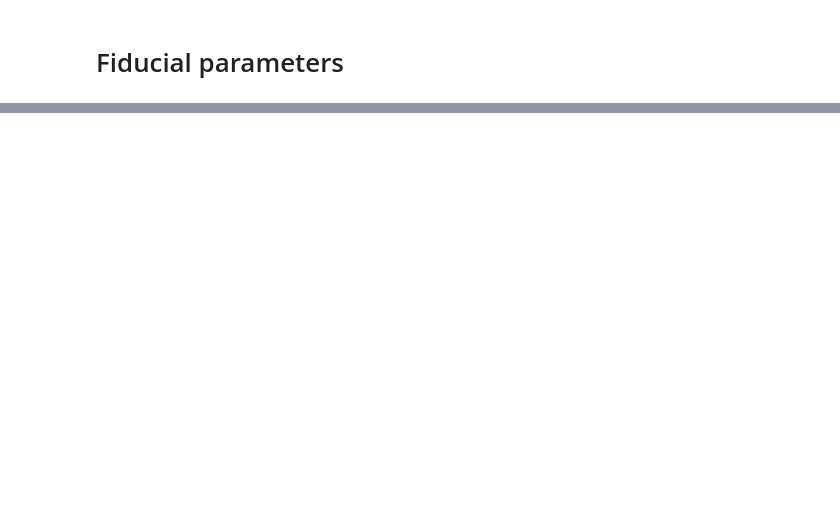
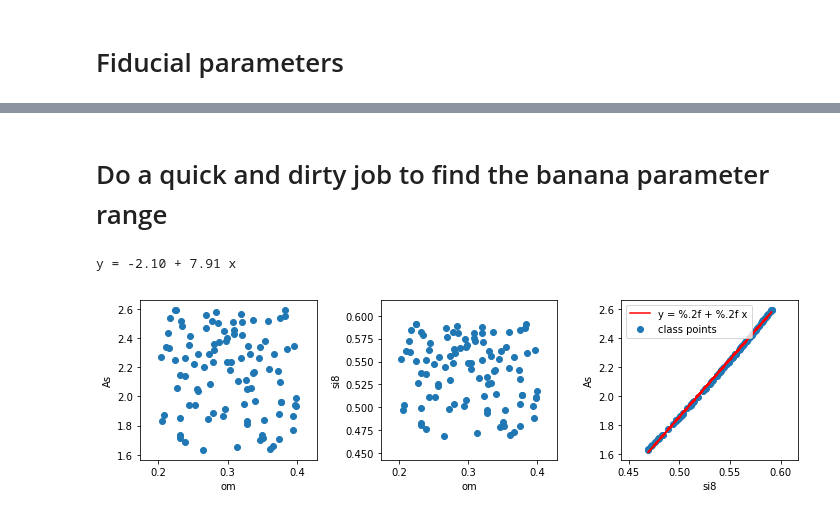
Before and after one commit to liuxx479/Outlier, a Jupyter notebook: GRF.ipynb, the cells around one changed output, grey strips where cells are left out. Cells and saved outputs as stored; diff of their text form; code cells hidden in the pictures; blank space fills up the shorter version.

```diff
--- a/GRF.ipynb
+++ b/GRF.ipynb
@@ -76,0 +87,2 @@ Text(0.5,1,'2020/3/12 Clkk test (z_s=1)')
+# %% [markdown]
+# Do a quick and dirty job to find the banana parameter range
@@ -76,0 +104,28 @@ Text(0.5,1,'2020/3/12 Clkk test (z_s=1)')
+# %%
+seed(500)
+# As_arr = ((rand(100) - 0.5) + 2.1 )*1e-9
+# om_arr = ((rand(100) - 0.5)*0.2 + 0.3 )
+# si8_arr = map (sigma8_dirty_calc, array([As_arr,om_arr]).T)
+# save('As_om_si8_test.npy',[As_arr,om_arr,si8_arr])
+As_arr,om_arr,si8_arr = load('As_om_si8_test.npy')
+# %%
+b, a =np.polyfit(si8_arr, As_arr*1e9, 1)
+print 'y = %.2f + %.2f x' % (a, b)
+# %% [output]
+y = -2.10 + 7.91 x
+# %%
+f=figure(figsize=(10,3))
+subplot(131)
+scatter(om_arr, As_arr*1e9)
+xlabel('om');ylabel('As')
+subplot(132)
+scatter(om_arr, si8_arr)
+xlabel('om');ylabel('si8')
+subplot(133)
+scatter(si8_arr, As_arr*1e9,label='class points')
+plot(si8_arr, a+b*si8_arr, 'r-',label='y = %.2f + %.2f x')
+legend()
+xlabel('si8');ylabel('As')
+plt.tight_layout()
+# %% [output]
+[figure, added]
```
Also changed, not shown: parts of 8 cells of this notebook.
